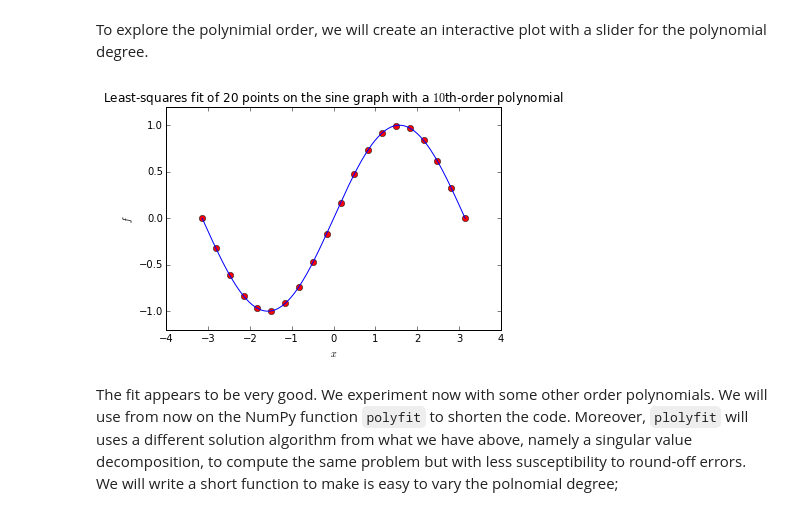
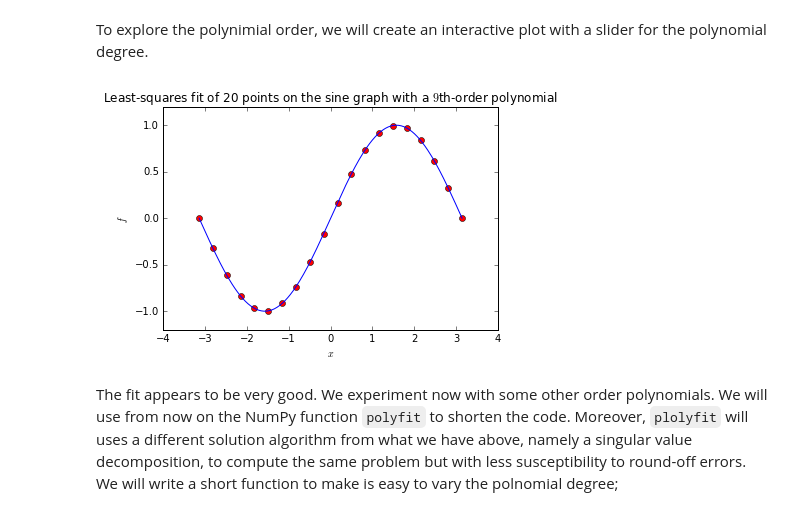
Before and after one commit to garth-wells/notebooks-3M1, a Jupyter notebook: notebooks/LeastSquares.ipynb, the cells around one changed output. Cells and saved outputs as stored; diff of their text form; code cells hidden in the pictures.

```diff
--- a/notebooks/LeastSquares.ipynb
+++ b/notebooks/LeastSquares.ipynb
@@ -252,27 +256,27 @@ plt.plot(x_p, y_p, 'ro', x_fit, y_ls,'b-');
 # %% [markdown]
 To explore the polynimial order, we will create an interactive plot with a slider for the polynomial degree.
 # %%
-@interact(order=(0, 20))
+@interact(order=(0, 19))
 def plot(order):
 
     # Create Vandermonde matrix
-    A = np.vander(x_p, order)
+    A = np.vander(x_p, order + 1)
 
     ATA = (A.T).dot(A)
     c_ls = np.linalg.solve(ATA, (A.T).dot(y_p))
     p_ls = np.poly1d(c_ls)
 
     # Evaluate polynomial at some points
     y_ls = p_ls(x_fit)
 
     # Plot
     plt.xlabel('$x$')
     plt.ylabel('$f$')
     plt.ylim(-1.2, 1.2)
     plt.title('Least-squares fit of 20 points on the sine graph with a ${}$th-order polynomial'.format(order))
     plt.plot(x_p, y_p, 'ro', x_fit, y_ls,'b-');
 # %% [output]
-[figure, old version]
+[figure, new version]
 # %% [markdown]
 The fit appears to be very good. We experiment now with some other order polynomials. We will use from now on the NumPy function `polyfit` to shorten the code. Moreover, `plolyfit` will uses a different solution algorithm from what we have above, namely a singular value decomposition, to compute the same problem but with less susceptibility to round-off errors. We will write a short function to make is easy to vary the polnomial degree;
 # %%
```
Also changed, not shown: parts of 16 cells of this notebook, 5 other files.
